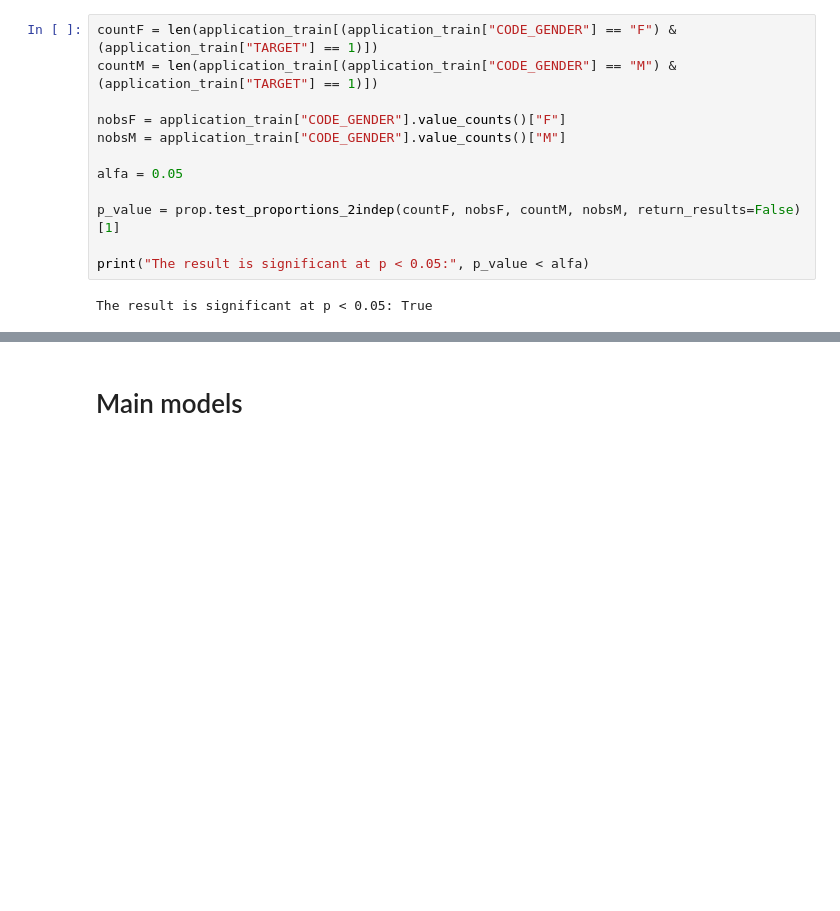
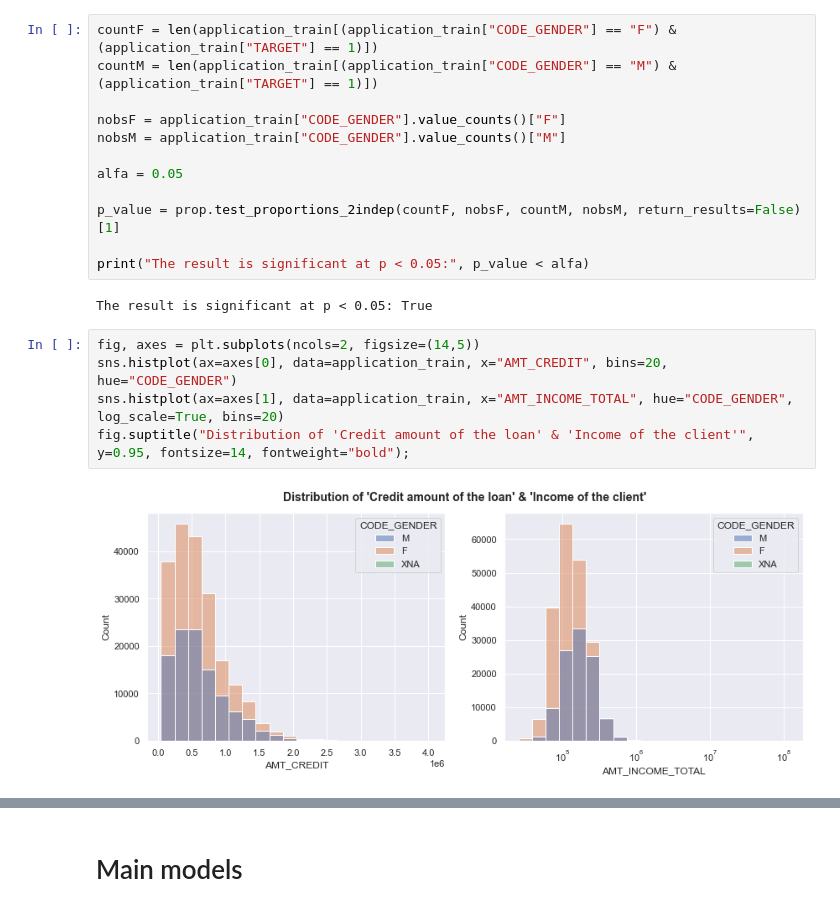
Before and after one commit to Gedas-LT/kaggle-home-credit, a Jupyter notebook: notebook.ipynb, the cells around one changed output, grey strips where cells are left out. Saved outputs shown, nothing was run; the diff lists cells and outputs as text; blank space fills up the shorter version.

Commit message:
Target analysis by gender

```diff
--- a/notebook.ipynb
+++ b/notebook.ipynb
@@ -455,3 +462,10 @@ p_value = prop.test_proportions_2indep(countF, nobsF, countM, nobsM, return_resu
 print("The result is significant at p < 0.05:", p_value < alfa)
 # %% [output]
 The result is significant at p < 0.05: True
+# %%
+fig, axes = plt.subplots(ncols=2, figsize=(14,5))
+sns.histplot(ax=axes[0], data=application_train, x="AMT_CREDIT", bins=20, hue="CODE_GENDER")
+sns.histplot(ax=axes[1], data=application_train, x="AMT_INCOME_TOTAL", hue="CODE_GENDER", log_scale=True, bins=20)
+fig.suptitle("Distribution of 'Credit amount of the loan' & 'Income of the client'", y=0.95, fontsize=14, fontweight="bold");
+# %% [output]
+[figure, added]
```
Also changed, not shown: parts of 16 cells of this notebook.
